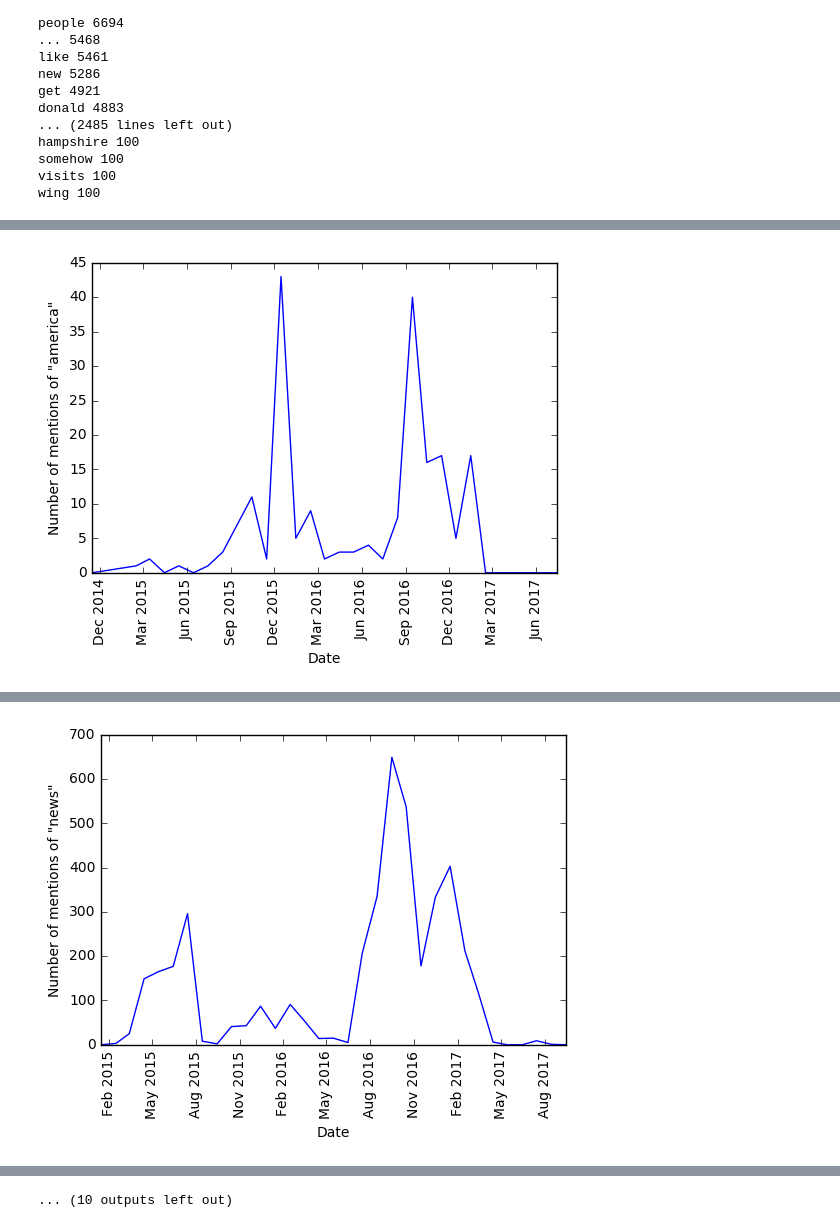
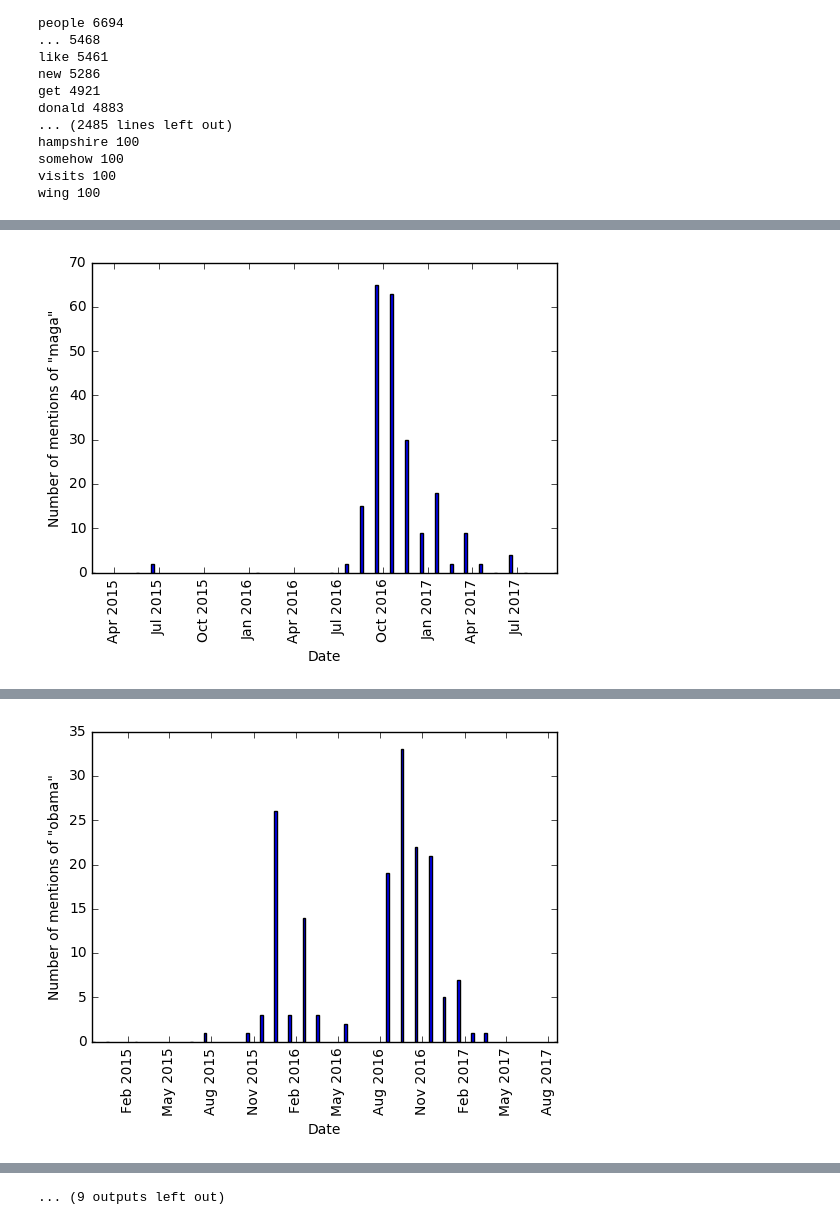
Before and after one commit to NumbersAndStuff/STAT689-Project, a Jupyter notebook: ProjectNotebook.ipynb, the cells around one changed output, grey strips where cells are left out. Cells and saved outputs as stored; diff of their text form; code cells hidden in the pictures.

Commit message:
Added comments and mentions per month

```diff
--- a/ProjectNotebook.ipynb
+++ b/ProjectNotebook.ipynb
@@ -83,7 +83,6 @@ selected = {
     'american': filtered_count["american"],
     'dnc': filtered_count["dnc"],
     'muslim': filtered_count["muslim"],
-    'fbi': filtered_count["fbi"],
     'democrats': filtered_count["democrats"],
     'isis': filtered_count["isis"],
     'clinton_combined':filtered_count["hillary"] + filtered_count["clinton"],
@@ -98,6 +97,7 @@ plt.show()
 # %%
 import datetime
 
+# Return the number of times a word appeared in a tweet on a given day, with the returned list sorted by date
 def GetDates(word):
     datesFrame = tweets_csv[tweets_csv['text'].str.contains(word) == True]
 
@@ -112,17 +112,21 @@ def GetDates(word):
         else:
             dateCount[sdate] = 0
 
-    orderDateCount = sorted(dateCount.items(), key=lambda x:x[0], reverse=True)
-    return orderDateCount
+    orderedTweetCount = sorted(dateCount.items(), key=lambda x:x[0], reverse=True)
+    return orderedTweetCount
 
-def PlotMentions(dates, word):
-    x_val = [x[0] for x in dates]
-    y_val = [x[1] for x in dates]
+def PlotMentions(tweets, word, dateRange = None):
+    x_val = [x[0] for x in tweets]
+    y_val = [x[1] for x in tweets]
 
     plt.plot(x_val, y_val)
     plt.xticks(rotation=90)
     plt.ylabel("Number of mentions of \"" + word + "\"")
     plt.xlabel("Date")
+
+    if (dateRange != None):
+        plt.xlim(dateRange[0], dateRange[1])
+
     plt.show()
 
 for word in selected.keys():
@@ -143,0 +148,7 @@ for word in selected.keys():
+# %%
+# Does the same as above, but looking at the election season
+July1 = datetime.date(2016, 7, 1)
+December31 = datetime.date(2016, 12, 31)
+
+for word in selected.keys():
+    PlotMentions(GetDates(word), word, (July1, December31))
@@ -164,7 +189,7 @@ def PlotMentionsByMonth(dates, word):
         x_val = [x[0] for x in orderDateCount]
         y_val = [x[1] for x in orderDateCount]
 
-        plt.plot(x_val, y_val)
+        plt.bar(x_val, y_val, color='blue', width=6)
         plt.xticks(rotation=90)
         plt.ylabel("Number of mentions of \"" + word + "\"")
         plt.xlabel("Date")
@@ -181 +206 @@ for word in selected.keys():
-[figure, old version]
+[figure, new version]
@@ -184 +209 @@ for word in selected.keys():
-[figure, old version]
+[figure, new version]
@@ -188,4 +213,4 @@ for word in selected.keys():
-... (10 outputs left out)
+... (9 outputs left out)
 # %%
 from textblob import TextBlob
 from scipy.stats import mode
```
Also changed, not shown: parts of 8 cells of this notebook.
